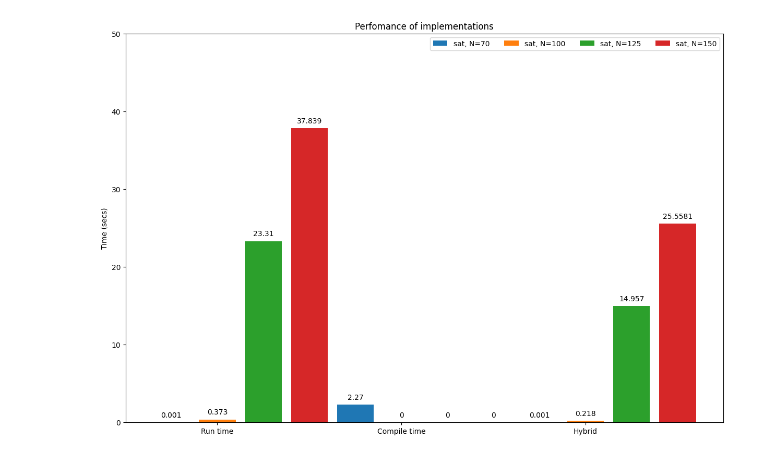
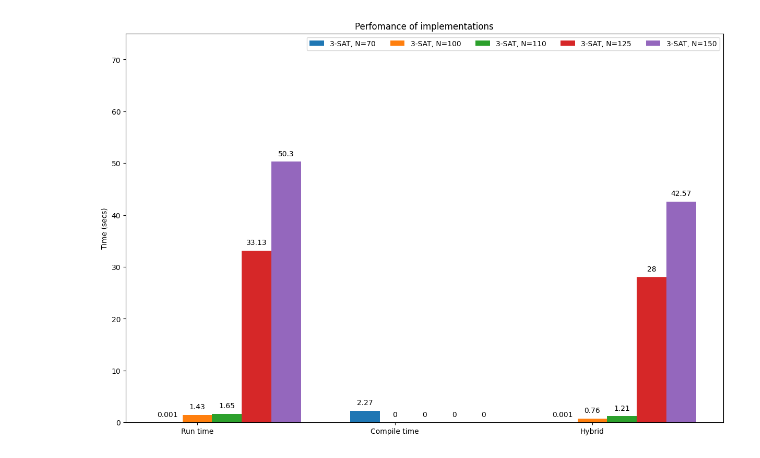
Before and after one commit to uslsteen/sat_solver, a Jupyter notebook: scripts/analysis.ipynb, the cells around one changed output. Cells and saved outputs as stored; diff of their text form; code cells hidden in the pictures.

```diff
--- a/scripts/analysis.ipynb
+++ b/scripts/analysis.ipynb
@@ -1,36 +1,37 @@
 # %%
 import matplotlib.pyplot as plt
 import numpy as np
 
 
 impls = ("Run time", "Compile time", "Hybrid")
 time_values = {
-    'sat, N=70': (0.001, 2.27, 0.001),
-    'sat, N=100': (0.373, 0, 0.218),
-    'sat, N=125': (23.310, 0, 14.957),
-    'sat, N=150': (37.839, 0, 25.5581),
+    '3-SAT, N=70': (0.001, 2.27, 0.001),
+    '3-SAT, N=100': (1.43, 0, 0.76),
+    '3-SAT, N=110': (1.65, 0, 1.21),
+    '3-SAT, N=125': (33.13, 0, 28.00),
+    '3-SAT, N=150': (50.30, 0, 42.57),
 }
 
 x = np.arange(len(impls))
-width = 0.25
+width = 0.15
 multiplier = 0
 
 fig, ax = plt.subplots(figsize=(12, 8), layout='constrained')
 
 for attribute, measurement in time_values.items():
     offset = width * multiplier
-    rects = ax.bar(x + offset, measurement, 0.2, label=attribute)
-    ax.bar_label(rects, padding=5)
+    rects = ax.bar(x + offset, measurement, width, label=attribute)
+    ax.bar_label(rects, padding=6)
     multiplier += 1
 
 
 ax.set_ylabel('Time (secs)')
 ax.set_title('Perfomance of implementations')
 ax.set_xticks(x + width, species)
-ax.legend(loc='upper right', ncols=4)
-ax.set_ylim(0, 50)
+ax.legend(loc='upper right', ncols=len(time_values))
+ax.set_ylim(0, 75)
 
 plt.show()
 plt.show()
 # %% [output]
-[figure, old version]
+[figure, new version]
```
Also changed, not shown: 7 other files.
